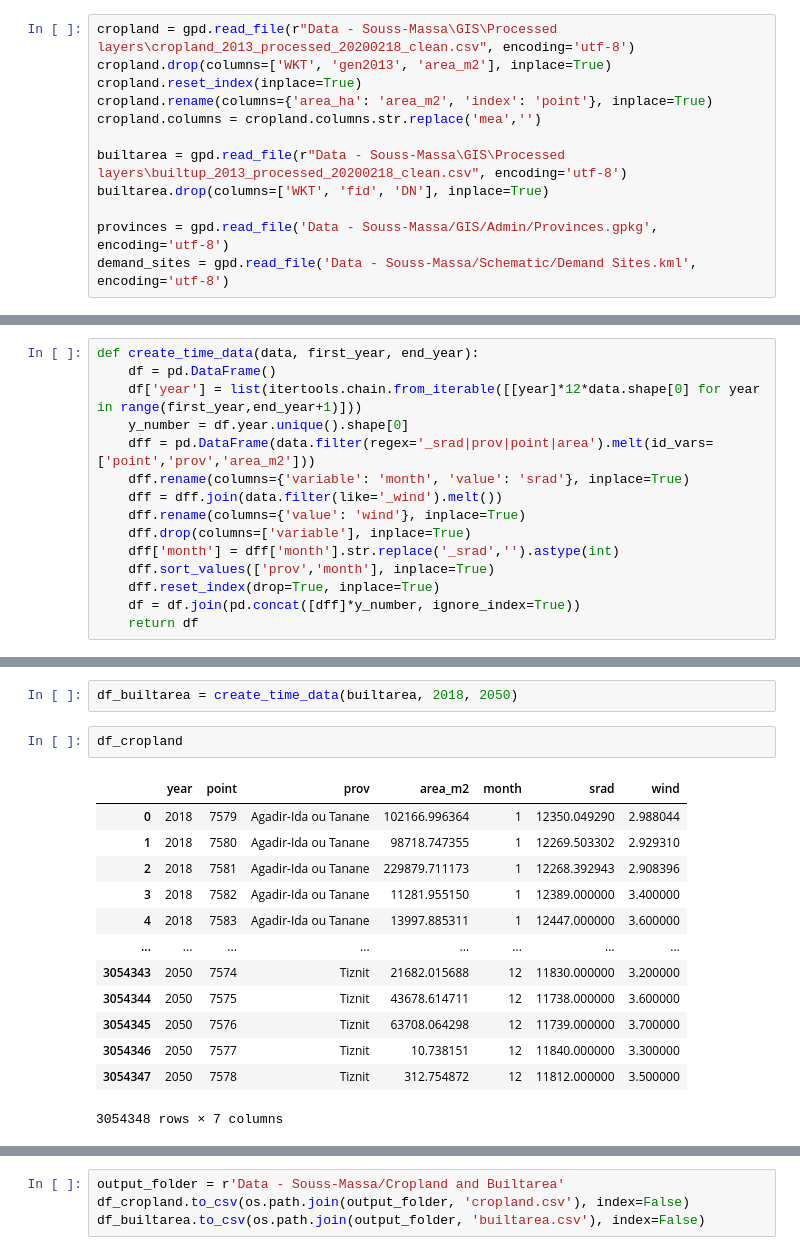
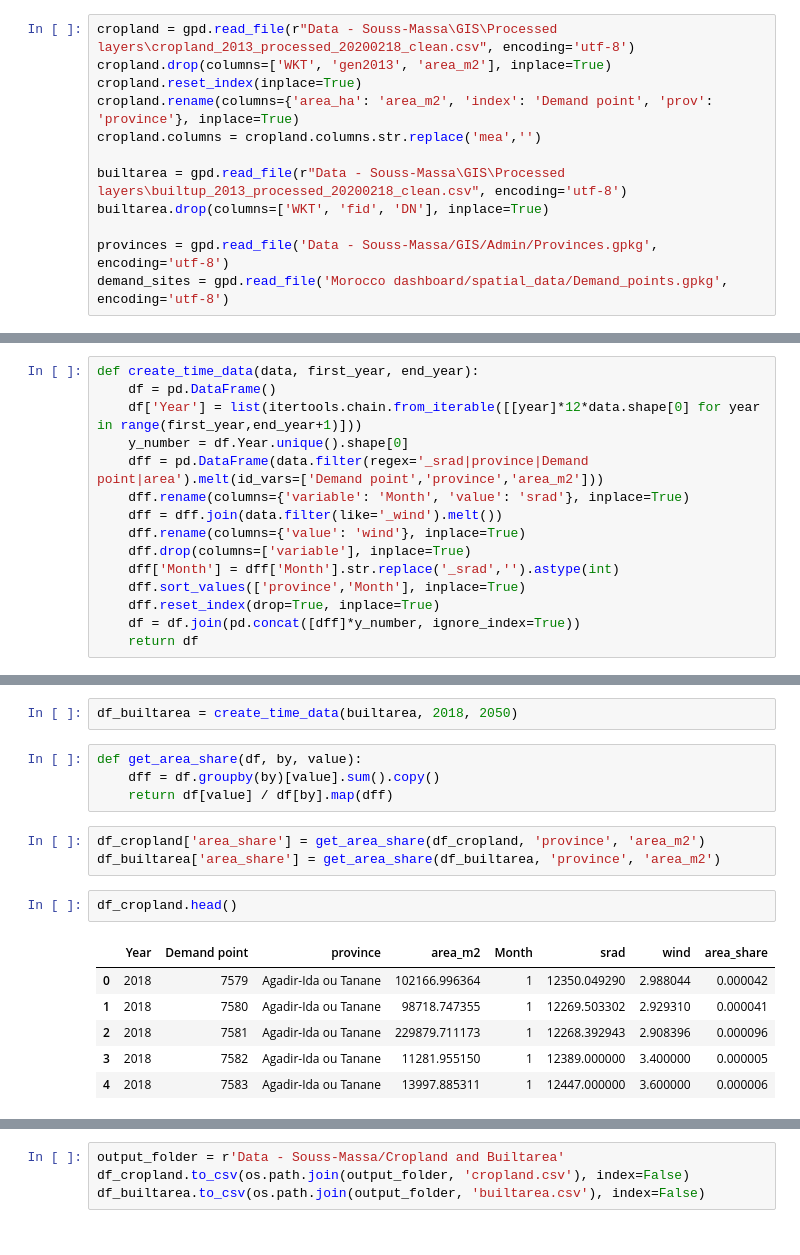
Before and after one commit to KTH-dESA/FAO, a Jupyter notebook: Cropland and Built-up areas processing.ipynb, the cells around one changed output, grey strips where cells are left out. Drawn from its saved outputs; the diff is of its cells as text.

```diff
--- a/Cropland and Built-up areas processing.ipynb
+++ b/Cropland and Built-up areas processing.ipynb
@@ -18,14 +18,14 @@ fiona.drvsupport.supported_drivers['KML'] = 'rw' # enable KML support
 cropland = gpd.read_file(r"Data - Souss-Massa\GIS\Processed layers\cropland_2013_processed_20200218_clean.csv", encoding='utf-8')
 cropland.drop(columns=['WKT', 'gen2013', 'area_m2'], inplace=True)
 cropland.reset_index(inplace=True)
-cropland.rename(columns={'area_ha': 'area_m2', 'index': 'point'}, inplace=True)
+cropland.rename(columns={'area_ha': 'area_m2', 'index': 'Demand point', 'prov': 'province'}, inplace=True)
 cropland.columns = cropland.columns.str.replace('mea','')
 
 builtarea = gpd.read_file(r"Data - Souss-Massa\GIS\Processed layers\builtup_2013_processed_20200218_clean.csv", encoding='utf-8')
 builtarea.drop(columns=['WKT', 'fid', 'DN'], inplace=True)
 
 provinces = gpd.read_file('Data - Souss-Massa/GIS/Admin/Provinces.gpkg', encoding='utf-8')
-demand_sites = gpd.read_file('Data - Souss-Massa/Schematic/Demand Sites.kml', encoding='utf-8')
+demand_sites = gpd.read_file('Morocco dashboard/spatial_data/Demand_points.gpkg', encoding='utf-8')
 # %%
 MerchidSudMoroc = 26192
 for gdf in [provinces, demand_sites]:
@@ -78,15 +81,15 @@ for idx, row in demand_sites.iterrows():
 # %%
 def create_time_data(data, first_year, end_year):
     df = pd.DataFrame()
-    df['year'] = list(itertools.chain.from_iterable([[year]*12*data.shape[0] for year in range(first_year,end_year+1)]))
-    y_number = df.year.unique().shape[0]
-    dff = pd.DataFrame(data.filter(regex='_srad|prov|point|area').melt(id_vars=['point','prov','area_m2']))
-    dff.rename(columns={'variable': 'month', 'value': 'srad'}, inplace=True)
+    df['Year'] = list(itertools.chain.from_iterable([[year]*12*data.shape[0] for year in range(first_year,end_year+1)]))
+    y_number = df.Year.unique().shape[0]
+    dff = pd.DataFrame(data.filter(regex='_srad|province|Demand point|area').melt(id_vars=['Demand point','province','area_m2']))
+    dff.rename(columns={'variable': 'Month', 'value': 'srad'}, inplace=True)
     dff = dff.join(data.filter(like='_wind').melt())
     dff.rename(columns={'value': 'wind'}, inplace=True)
     dff.drop(columns=['variable'], inplace=True)
-    dff['month'] = dff['month'].str.replace('_srad','').astype(int)
-    dff.sort_values(['prov','month'], inplace=True)
+    dff['Month'] = dff['Month'].str.replace('_srad','').astype(int)
+    dff.sort_values(['province','Month'], inplace=True)
     dff.reset_index(drop=True, inplace=True)
     df = df.join(pd.concat([dff]*y_number, ignore_index=True))
     return df
@@ -94,20 +97,20 @@ def create_time_data(data, first_year, end_year):
 df_cropland = create_time_data(cropland, 2018, 2050)
 # %%
 df_builtarea = create_time_data(builtarea, 2018, 2050)
+# %%
+def get_area_share(df, by, value):
+    dff = df.groupby(by)[value].sum().copy()
+    return df[value] / df[by].map(dff)
+# %%
+df_cropland['area_share'] = get_area_share(df_cropland, 'province', 'area_m2')
+df_builtarea['area_share'] = get_area_share(df_builtarea, 'province', 'area_m2')
 # %%
-df_cropland
+df_cropland.head()
 # %% [output]
-|  | year | point | prov | area_m2 | month | srad | wind |
-| 0 | 2018 | 7579 | Agadir-Ida ou Tanane | 102166.996364 | 1 | 12350.049290 | 2.988044 |
-| 1 | 2018 | 7580 | Agadir-Ida ou Tanane | 98718.747355 | 1 | 12269.503302 | 2.929310 |
-| 2 | 2018 | 7581 | Agadir-Ida ou Tanane | 229879.711173 | 1 | 12268.392943 | 2.908396 |
-| 3 | 2018 | 7582 | Agadir-Ida ou Tanane | 11281.955150 | 1 | 12389.000000 | 3.400000 |
-| 4 | 2018 | 7583 | Agadir-Ida ou Tanane | 13997.885311 | 1 | 12447.000000 | 3.600000 |
-| ... | ... | ... | ... | ... | ... | ... | ... |
-| 3054343 | 2050 | 7574 | Tiznit | 21682.015688 | 12 | 11830.000000 | 3.200000 |
-| 3054344 | 2050 | 7575 | Tiznit | 43678.614711 | 12 | 11738.000000 | 3.600000 |
-| 3054345 | 2050 | 7576 | Tiznit | 63708.064298 | 12 | 11739.000000 | 3.700000 |
-| 3054346 | 2050 | 7577 | Tiznit | 10.738151 | 12 | 11840.000000 | 3.300000 |
-| 3054347 | 2050 | 7578 | Tiznit | 312.754872 | 12 | 11812.000000 | 3.500000 |
+|  | Year | Demand point | province | area_m2 | Month | srad | wind | area_share |
+| 0 | 2018 | 7579 | Agadir-Ida ou Tanane | 102166.996364 | 1 | 12350.049290 | 2.988044 | 0.000042 |
+| 1 | 2018 | 7580 | Agadir-Ida ou Tanane | 98718.747355 | 1 | 12269.503302 | 2.929310 | 0.000041 |
+| 2 | 2018 | 7581 | Agadir-Ida ou Tanane | 229879.711173 | 1 | 12268.392943 | 2.908396 | 0.000096 |
+| 3 | 2018 | 7582 | Agadir-Ida ou Tanane | 11281.955150 | 1 | 12389.000000 | 3.400000 | 0.000005 |
+| 4 | 2018 | 7583 | Agadir-Ida ou Tanane | 13997.885311 | 1 | 12447.000000 | 3.600000 | 0.000006 |
-3054348 rows × 7 columns
 # %%
```
Also changed, not shown: parts of 4 cells of this notebook, 27 other files.
